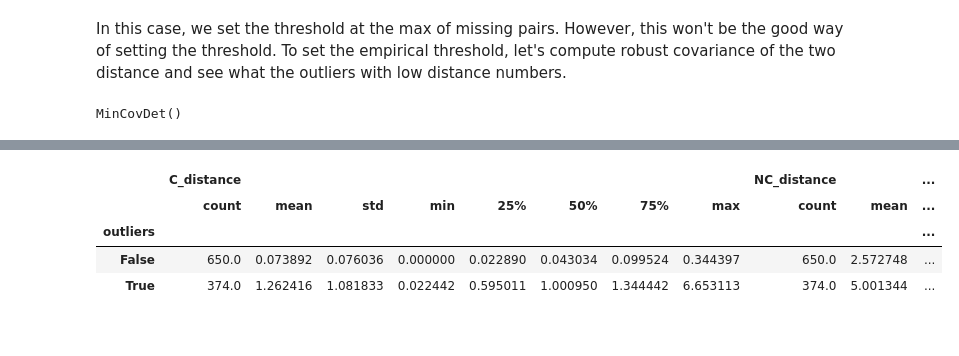
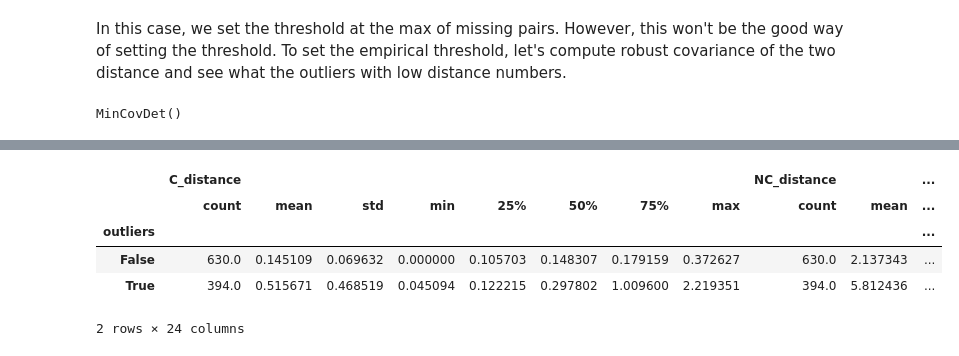
Before and after one commit to leeparkuky/Dissertation, a Jupyter notebook: 5. Barcode Scanner.ipynb, the cells around one changed output, grey strips where cells are left out. Cells and saved outputs as stored; diff of their text form; code cells hidden in the pictures.

```diff
--- a/5. Barcode Scanner.ipynb
+++ b/5. Barcode Scanner.ipynb
@@ -173,0 +190,5 @@ NC_proj = norm_contrasts.T @ norm_contrasts
+# %%
+Q_distance = []
+for i in range(2**10):
+    res = identity_csc.getcol(i).T @ VI @ identity_csc.getcol(i)
+    Q_distance.append(res[0,0])
@@ -230,7 +294,7 @@ for i in range(2**10):
     distance.append(dist)
     del dist
 # %%
-df = pd.DataFrame(zip(y_true, C_distance, distance, np.random.rand(2**10)), columns = ['y_true','C_distance','NC_distance','random'])
+df = pd.DataFrame(zip(y_true, C_distance,Q_distance, distance, np.random.rand(2**10)), columns = ['y_true','C_distance','Q_distance','NC_distance','random'])
 df['missing'] = False
 df.loc[scanner.missing_pairs_decimal_repr,'missing'] = True
 # %%
@@ -304,14 +368,14 @@ from sklearn.covariance import MinCovDet, EllipticEnvelope
 from scipy.stats import f, chi2
 c = f.ppf
 robust_cov = MinCovDet()
-robust_cov.fit(df.loc[:, ['C_distance','NC_distance']])
+robust_cov.fit(df.loc[:, ['C_distance','NC_distance', 'Q_distance']])
 
 # elliptic = EllipticEnvelope().fit(df.loc[:, ['C_distance','NC_distance']])
 # %% [output]
 MinCovDet()
 # %%
 n = df.shape[0]
-p = 2
+p = 3
 df['outliers'] = (robust_cov.dist_ > (n-1)*p/(n-p)*f.ppf(.99, p, n-p))
 # df['outliers'] = (elliptic.dist_ > (n-1)*p/(n-p)*f.ppf(.99, p, n-p))
 
@@ -332,11 +400,12 @@ plt.show()
 # %%
-df.groupby('outliers')[['C_distance','NC_distance']].describe()
+df.groupby('outliers')[['C_distance','NC_distance','Q_distance']].describe()
 # %% [output]
 |  | C_distance |  |  |  |  |  |  |  | NC_distance |  | ... |
 |  | count | mean | std | min | 25% | 50% | 75% | max | count | mean | ... |
 | outliers |  |  |  |  |  |  |  |  |  |  | ... |
-| False | 650.0 | 0.073892 | 0.076036 | 0.000000 | 0.022890 | 0.043034 | 0.099524 | 0.344397 | 650.0 | 2.572748 | ... |
-| True | 374.0 | 1.262416 | 1.081833 | 0.022442 | 0.595011 | 1.000950 | 1.344442 | 6.653113 | 374.0 | 5.001344 | ... |
+| False | 630.0 | 0.145109 | 0.069632 | 0.000000 | 0.105703 | 0.148307 | 0.179159 | 0.372627 | 630.0 | 2.137343 | ... |
+| True | 394.0 | 0.515671 | 0.468519 | 0.045094 | 0.122215 | 0.297802 | 1.009600 | 2.219351 | 394.0 | 5.812436 | ... |
+2 rows × 24 columns
 # %%
 df.groupby(['outliers', 'y_true'])[['y_true']].count()
 # %% [output]
```
Also changed, not shown: parts of 26 cells of this notebook.
